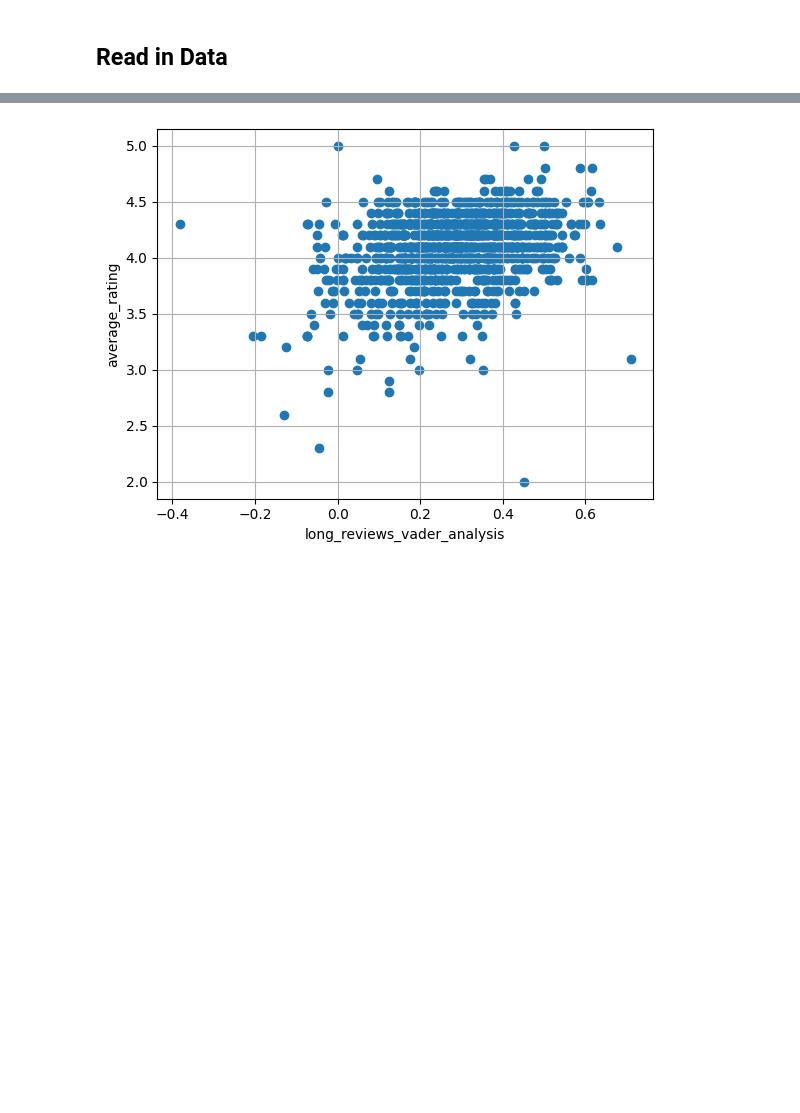
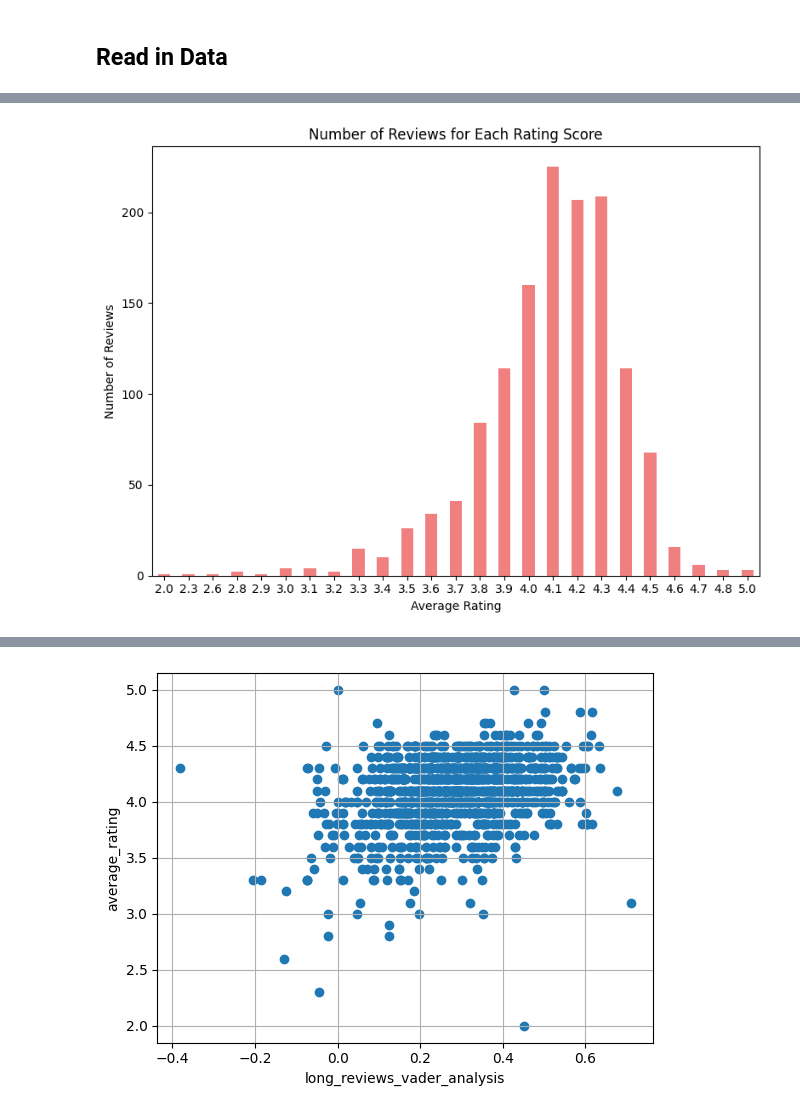
Before and after one commit to sweeenlim/Passion8, a Jupyter notebook: sentiment_analysis/sentiment_analysis.ipynb, the cells around one changed output, grey strips where cells are left out. Saved outputs shown, nothing was run; the diff lists cells and outputs as text; code cells hidden in the pictures; blank space fills up the shorter version.

```diff
--- a/sentiment_analysis/sentiment_analysis.ipynb
+++ b/sentiment_analysis/sentiment_analysis.ipynb
@@ -65,0 +62,15 @@ Requirement already satisfied: tqdm in /Users/marcus/Desktop/nus/Y4S1/DSA3101/Pa
+# %%
+# Group by average rating and count the number of reviews for each rating
+rating_counts = product_ratings_df.groupby('average_rating').size()
+
+# Plot the result
+plt.figure(figsize=(8,6))
+rating_counts.plot(kind='bar', color='lightcoral')
+plt.title('Number of Reviews for Each Rating Score')
+plt.xlabel('Average Rating')
+plt.ylabel('Number of Reviews')
+plt.xticks(rotation=0)  # Keep x-axis labels horizontal for readability
+plt.tight_layout()
+plt.show()
+# %% [output]
+[figure, added]
```
Also changed, not shown: parts of 28 cells of this notebook, 1 other file.
